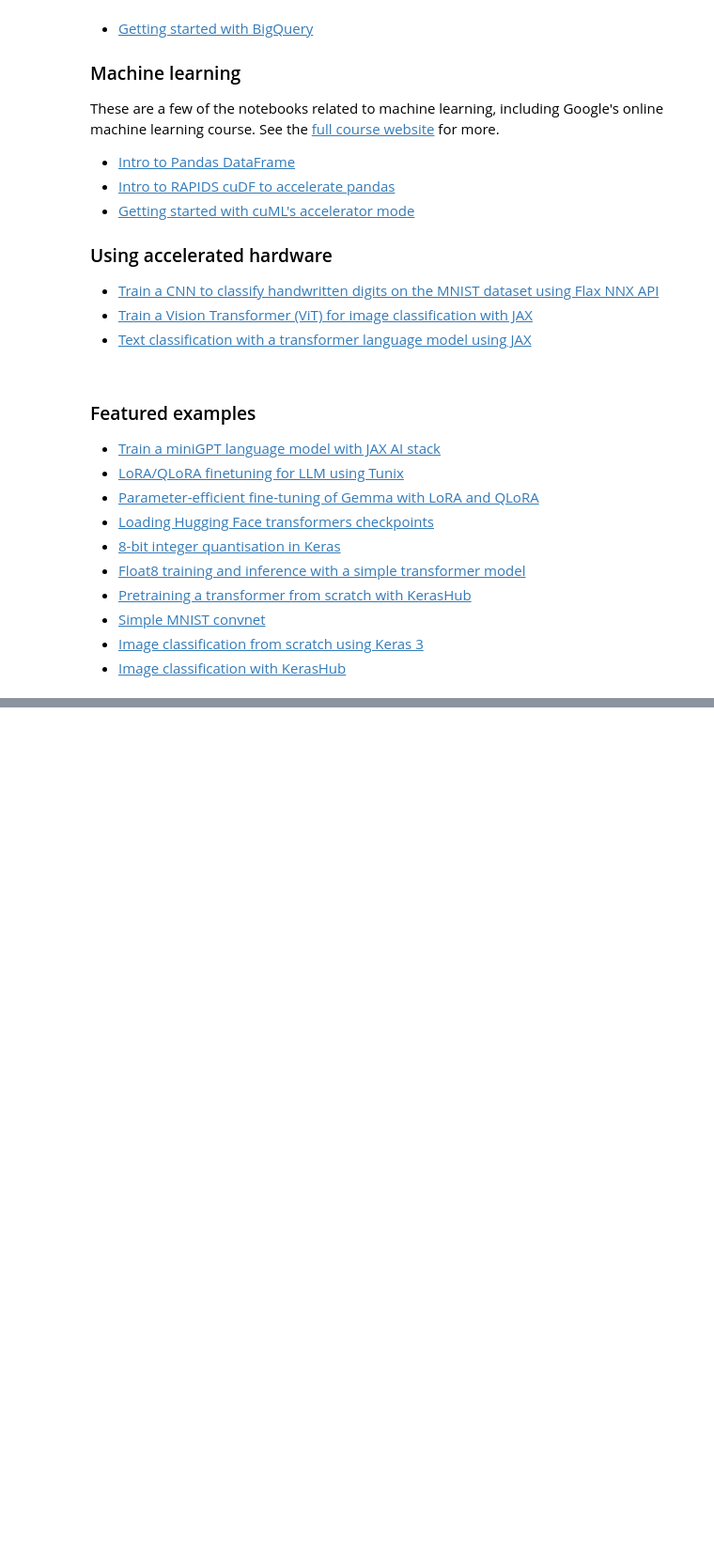
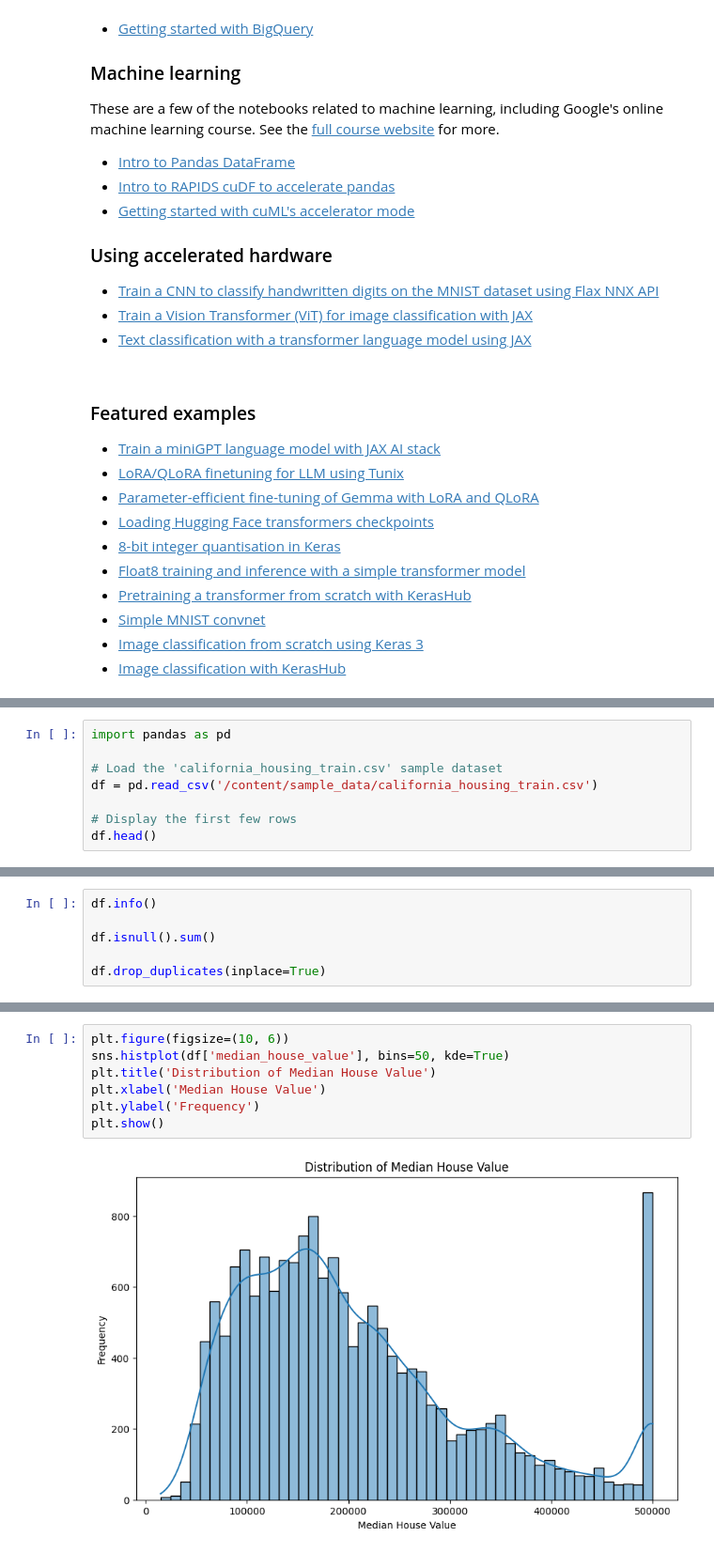
Before and after one commit to shaiksuheb-tech/suheb-123, a Jupyter notebook: Welcome_to_Colab.ipynb, the cells around one changed output, grey strips where cells are left out. Shown at 94% size. Cells and saved outputs as stored; diff of their text form; blank space fills up the shorter version.

```diff
--- a/Welcome_to_Colab.ipynb
+++ b/Welcome_to_Colab.ipynb
@@ -436,0 +217,8 @@ plt.show()
+# %%
+import pandas as pd
+
+# Load the 'california_housing_train.csv' sample dataset
+df = pd.read_csv('/content/sample_data/california_housing_train.csv')
+
+# Display the first few rows
+df.head()
@@ -436,0 +242,6 @@ plt.show()
+# %%
+df.info()
+
+df.isnull().sum()
+
+df.drop_duplicates(inplace=True)
@@ -436,0 +284,9 @@ plt.show()
+# %%
+plt.figure(figsize=(10, 6))
+sns.histplot(df['median_house_value'], bins=50, kde=True)
+plt.title('Distribution of Median House Value')
+plt.xlabel('Median House Value')
+plt.ylabel('Frequency')
+plt.show()
+# %% [output]
+[figure, added]
```
Also changed, not shown: parts of 35 cells of this notebook.
